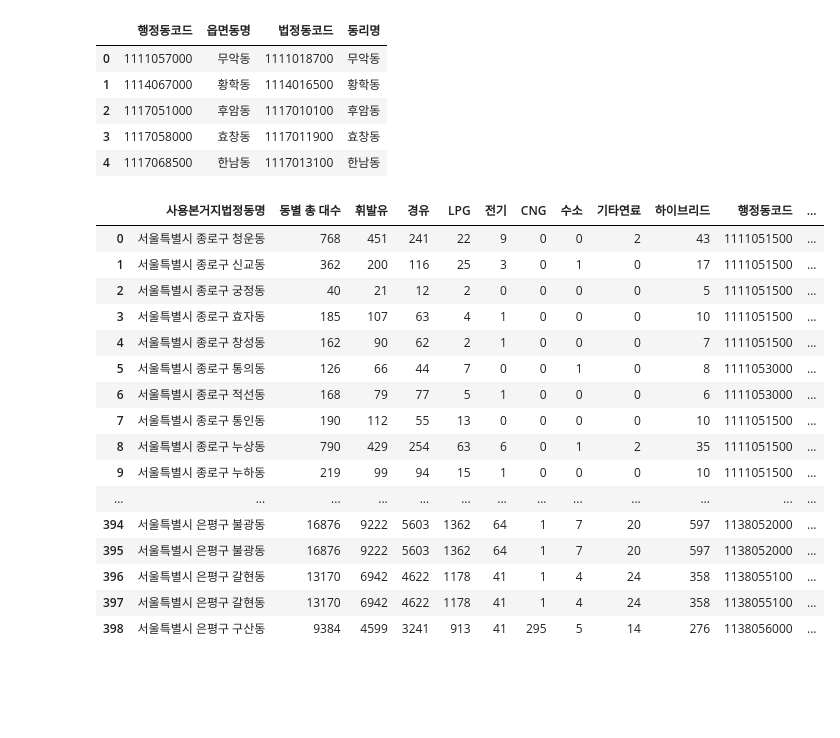
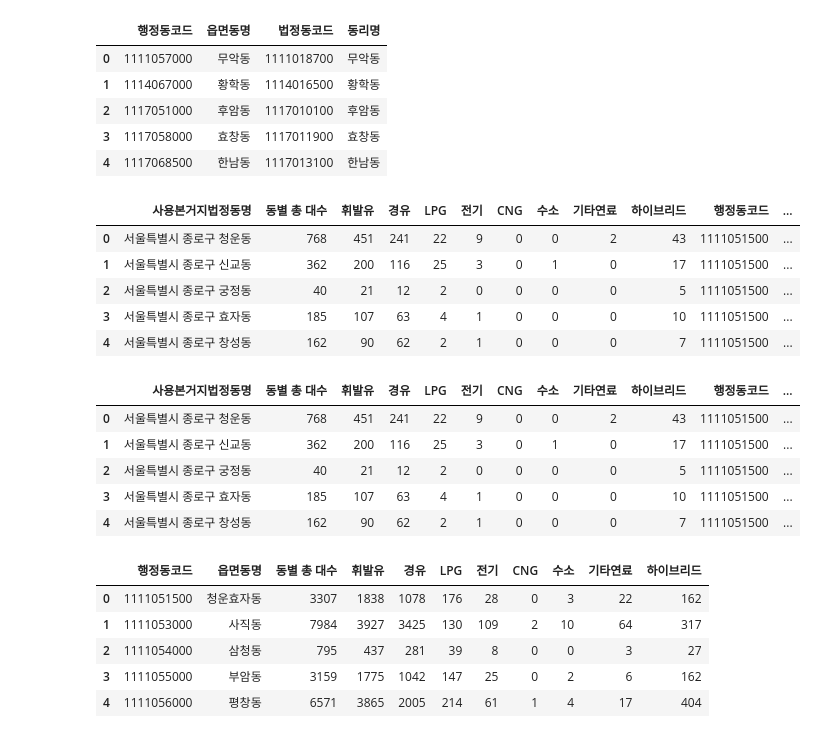
Before and after one commit to kmh5026/SeoBigCam_InfinitePower, a Jupyter notebook: preprocessing/KTH_행정동법정동매칭.ipynb, the cells around one changed output. Drawn from its saved outputs; the diff is of its cells as text; code cells hidden in the pictures; blank space fills up the shorter version.

```diff
--- a/preprocessing/KTH_행정동법정동매칭.ipynb
+++ b/preprocessing/KTH_행정동법정동매칭.ipynb
@@ -166,8 +166,3 @@ array(['종로1.2.3.4가동', '명동', '소공동', '사직동', '필동', '청
 hb2 = hb1.copy()
 # %%
 hb2['rep'] = range(742)
-# %%
-b = []
-for i in range(len(hm)):
-  a = hb2[hb2['동리명']==hm[i]]['rep'].to_list()
-  b = a+b
@@ -252,6 +243,6 @@ hangman.head()
 | 3 | 1132052200 | 도봉제2동 | 1132010800 | 도봉동 |
 | 4 | 1168065500 | 도곡1동 | 1168011800 | 도곡동 |
 # %%
-a = hangman.drop_duplicates(['동리명']).reset_index(drop=True)
-a
+angyup = hangman.drop_duplicates(['동리명']).reset_index(drop=True)
+angyup
 # %% [output]
@@ -356,24 +326,33 @@ Dic=dict(zip(final['행정동코드'], final['읍면동명']))
 for i in range(742):
     car2.loc[i,'읍면동명']=Dic.get(car2.loc[i,'행정동코드'])
 # %%
-car2
+car2.head()
 # %% [output]
 |  | 사용본거지법정동명 | 동별 총 대수 | 휘발유 | 경유 | LPG | 전기 | CNG | 수소 | 기타연료 | 하이브리드 | 행정동코드 | ... |
 | 0 | 서울특별시 종로구 청운동 | 768 | 451 | 241 | 22 | 9 | 0 | 0 | 2 | 43 | 1111051500 | ... |
 | 1 | 서울특별시 종로구 신교동 | 362 | 200 | 116 | 25 | 3 | 0 | 1 | 0 | 17 | 1111051500 | ... |
 | 2 | 서울특별시 종로구 궁정동 | 40 | 21 | 12 | 2 | 0 | 0 | 0 | 0 | 5 | 1111051500 | ... |
 | 3 | 서울특별시 종로구 효자동 | 185 | 107 | 63 | 4 | 1 | 0 | 0 | 0 | 10 | 1111051500 | ... |
 | 4 | 서울특별시 종로구 창성동 | 162 | 90 | 62 | 2 | 1 | 0 | 0 | 0 | 7 | 1111051500 | ... |
-| 5 | 서울특별시 종로구 통의동 | 126 | 66 | 44 | 7 | 0 | 0 | 1 | 0 | 8 | 1111053000 | ... |
-| 6 | 서울특별시 종로구 적선동 | 168 | 79 | 77 | 5 | 1 | 0 | 0 | 0 | 6 | 1111053000 | ... |
-| 7 | 서울특별시 종로구 통인동 | 190 | 112 | 55 | 13 | 0 | 0 | 0 | 0 | 10 | 1111051500 | ... |
-| 8 | 서울특별시 종로구 누상동 | 790 | 429 | 254 | 63 | 6 | 0 | 1 | 2 | 35 | 1111051500 | ... |
-| 9 | 서울특별시 종로구 누하동 | 219 | 99 | 94 | 15 | 1 | 0 | 0 | 0 | 10 | 1111051500 | ... |
-| ... | ... | ... | ... | ... | ... | ... | ... | ... | ... | ... | ... | ... |
-| 394 | 서울특별시 은평구 불광동 | 16876 | 9222 | 5603 | 1362 | 64 | 1 | 7 | 20 | 597 | 1138052000 | ... |
-| 395 | 서울특별시 은평구 불광동 | 16876 | 9222 | 5603 | 1362 | 64 | 1 | 7 | 20 | 597 | 1138052000 | ... |
-| 396 | 서울특별시 은평구 갈현동 | 13170 | 6942 | 4622 | 1178 | 41 | 1 | 4 | 24 | 358 | 1138055100 | ... |
-| 397 | 서울특별시 은평구 갈현동 | 13170 | 6942 | 4622 | 1178 | 41 | 1 | 4 | 24 | 358 | 1138055100 | ... |
-| 398 | 서울특별시 은평구 구산동 | 9384 | 4599 | 3241 | 913 | 41 | 295 | 5 | 14 | 276 | 1138056000 | ... |
 # %%
 car2.to_csv('차량등록행정동.csv',index=False,encoding='cp949')
+# %%
+data = pd.read_csv('차량등록행정동.csv',encoding='cp949')
+data.head()
+# %% [output]
+|  | 사용본거지법정동명 | 동별 총 대수 | 휘발유 | 경유 | LPG | 전기 | CNG | 수소 | 기타연료 | 하이브리드 | 행정동코드 | ... |
+| 0 | 서울특별시 종로구 청운동 | 768 | 451 | 241 | 22 | 9 | 0 | 0 | 2 | 43 | 1111051500 | ... |
+| 1 | 서울특별시 종로구 신교동 | 362 | 200 | 116 | 25 | 3 | 0 | 1 | 0 | 17 | 1111051500 | ... |
+| 2 | 서울특별시 종로구 궁정동 | 40 | 21 | 12 | 2 | 0 | 0 | 0 | 0 | 5 | 1111051500 | ... |
+| 3 | 서울특별시 종로구 효자동 | 185 | 107 | 63 | 4 | 1 | 0 | 0 | 0 | 10 | 1111051500 | ... |
+| 4 | 서울특별시 종로구 창성동 | 162 | 90 | 62 | 2 | 1 | 0 | 0 | 0 | 7 | 1111051500 | ... |
+# %%
+dup = pd.read_csv('차량중복.csv',encoding='cp949') #단일화한 원본 데이터
+dup.head()
+# %% [output]
+|  | 행정동코드 | 읍면동명 | 동별 총 대수 | 휘발유 | 경유 | LPG | 전기 | CNG | 수소 | 기타연료 | 하이브리드 |
+| 0 | 1111051500 | 청운효자동 | 3307 | 1838 | 1078 | 176 | 28 | 0 | 3 | 22 | 162 |
+| 1 | 1111053000 | 사직동 | 7984 | 3927 | 3425 | 130 | 109 | 2 | 10 | 64 | 317 |
+| 2 | 1111054000 | 삼청동 | 795 | 437 | 281 | 39 | 8 | 0 | 0 | 3 | 27 |
+| 3 | 1111055000 | 부암동 | 3159 | 1775 | 1042 | 147 | 25 | 0 | 2 | 6 | 162 |
+| 4 | 1111056000 | 평창동 | 6571 | 3865 | 2005 | 214 | 61 | 1 | 4 | 17 | 404 |
```
Also changed, not shown: parts of 19 cells of this notebook.
